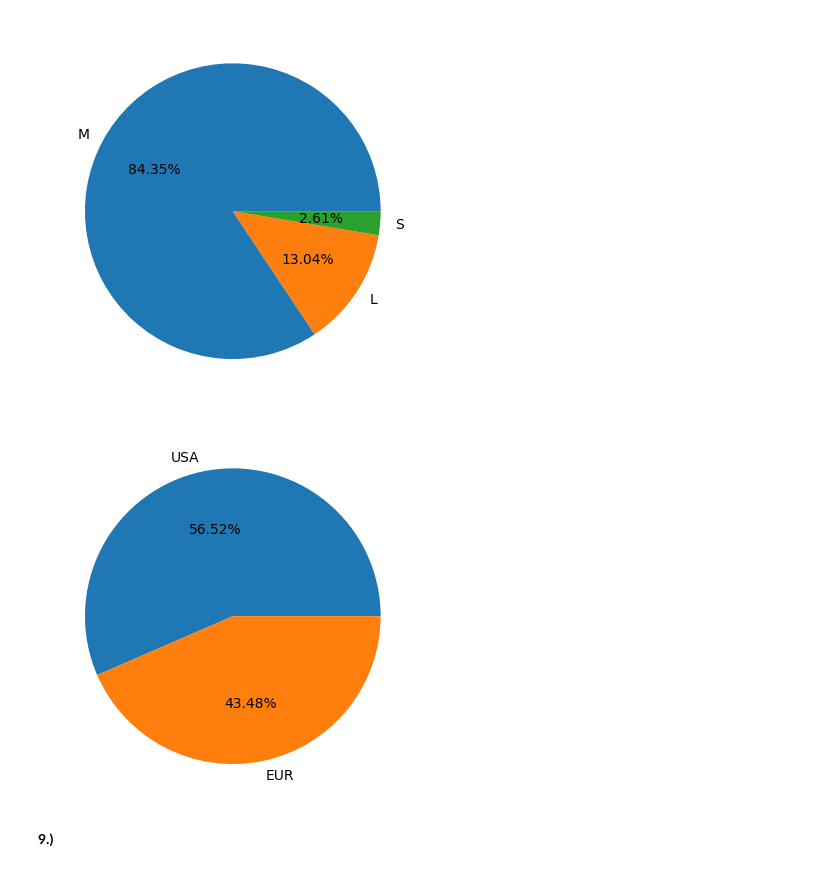
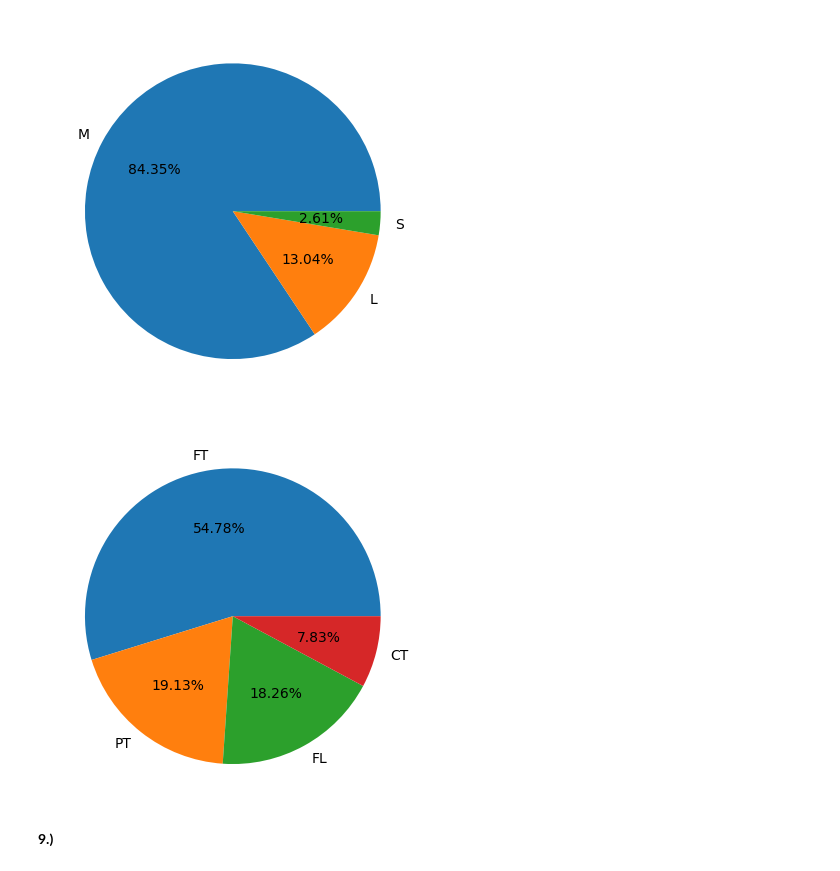
Before and after one commit to Francofus/IMSE441, a Jupyter notebook: IMSE_441_Final_Project(FF).ipynb, the cells around one changed output. Cells and saved outputs as stored; diff of their text form; code cells hidden in the pictures.

```diff
--- a/IMSE_441_Final_Project(FF).ipynb
+++ b/IMSE_441_Final_Project(FF).ipynb
@@ -166,11 +166,12 @@ plt.show()
 [figure]
 # %%
 #C)
-comp_loc = Data['company_location'].value_counts()
+usa_data = Data[Data['company_location'] == 'USA']
+comp_loc = Data['employment_type'].value_counts()
 plt.pie(comp_loc, labels=comp_loc.index, autopct='%.2f%%')
 plt.show()
 # %% [output]
-[figure, old version]
+[figure, new version]
 # %% [markdown]
 **9.)**
 # %%
```
